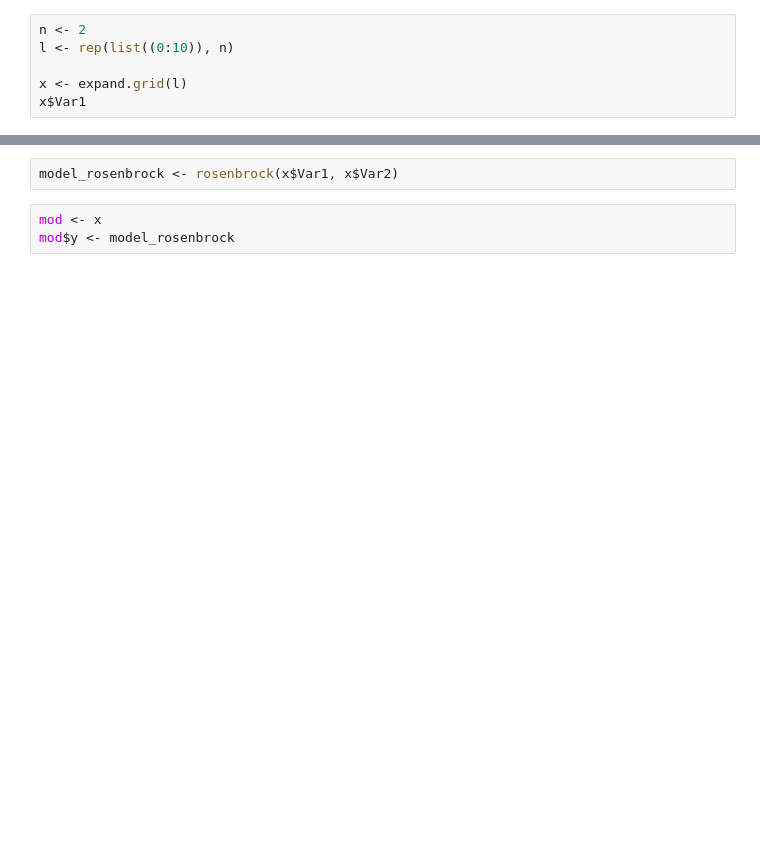
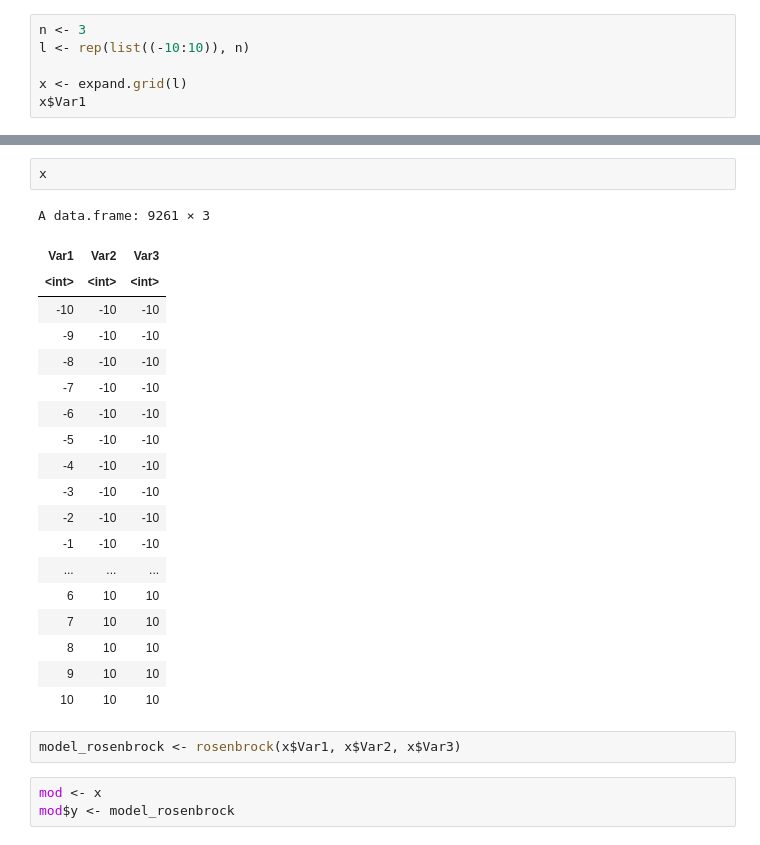
Before and after one commit to antonsysoev/Ass, a Jupyter notebook: Rosenbrock_SA.ipynb, the cells around one changed output, grey strips where cells are left out. Saved outputs shown, nothing was run; the diff lists cells and outputs as text; blank space fills up the shorter version.

```diff
--- a/Rosenbrock_SA.ipynb
+++ b/Rosenbrock_SA.ipynb
@@ -23,7 +20,7 @@ rosenbrock <- function(x1,x2){
 }
 # %%
-n <- 2
-l <- rep(list((0:10)), n)
+n <- 3
+l <- rep(list((-10:10)), n)
 
 x <- expand.grid(l)
 x$Var1
@@ -36,5 +45,27 @@ x$Var1
+# %%
+x
+# %% [output]
+A data.frame: 9261 × 3
+| Var1 | Var2 | Var3 |
+| <int> | <int> | <int> |
+| -10 | -10 | -10 |
+| -9 | -10 | -10 |
+| -8 | -10 | -10 |
+| -7 | -10 | -10 |
+| -6 | -10 | -10 |
+| -5 | -10 | -10 |
+| -4 | -10 | -10 |
+| -3 | -10 | -10 |
+| -2 | -10 | -10 |
+| -1 | -10 | -10 |
+| ... | ... | ... |
+| 6 | 10 | 10 |
+| 7 | 10 | 10 |
+| 8 | 10 | 10 |
+| 9 | 10 | 10 |
+| 10 | 10 | 10 |
 # %%
-model_rosenbrock <- rosenbrock(x$Var1, x$Var2)
+model_rosenbrock <- rosenbrock(x$Var1, x$Var2, x$Var3)
 # %%
 mod <- x
 mod$y <- model_rosenbrock
```
Also changed, not shown: parts of 25 cells of this notebook.
